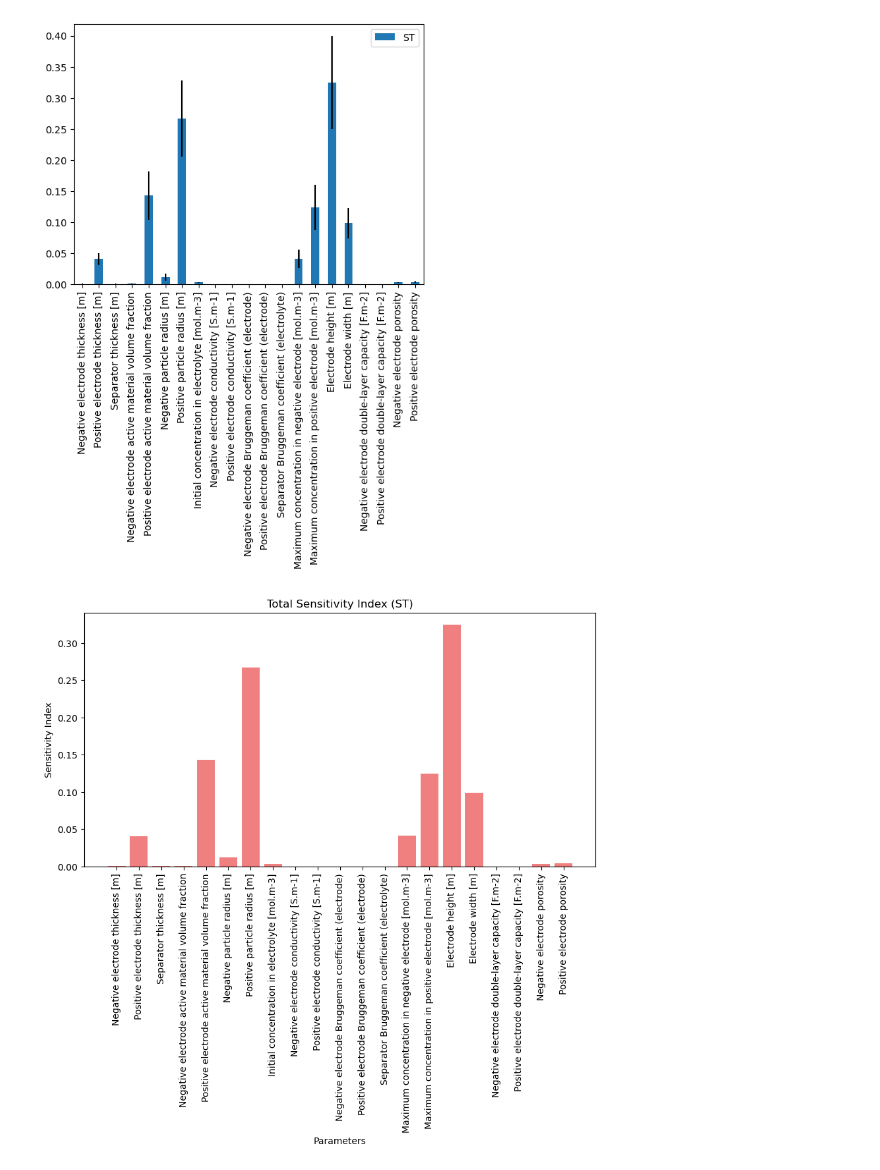
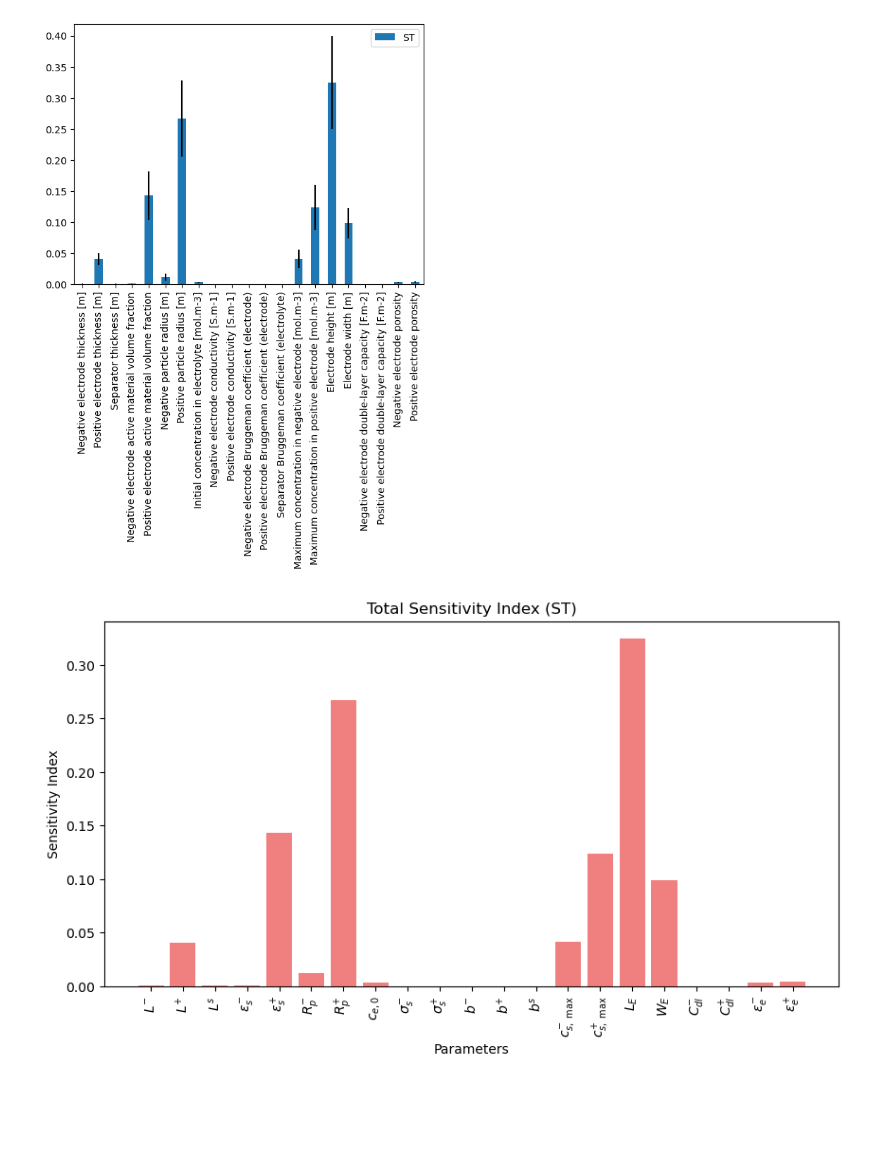
Before and after one commit to JerryOu10124/MA, a Jupyter notebook: Sen-test.ipynb, the cells around one changed output. Cells and saved outputs as stored; diff of their text form; code cells hidden in the pictures; blank space fills up the shorter version.

```diff
--- a/Sen-test.ipynb
+++ b/Sen-test.ipynb
@@ -13,7 +13,7 @@ def battery_model(parameters):
 
     # Loading the default parameter set
     param = model.default_parameter_values
-    param["Separator porosity"] = 0.5
+    # param["Separator porosity"] = 0.5
     # Updating parameters
     param.update({
         "Negative electrode thickness [m]": parameters[0],
@@ -403,5 +403,28 @@ Negative electrode Bruggeman coefficient (elect...  4.494040e-10  1.447247e-10
 
 [210 rows x 2 columns]
+# %%
+categories = [r'$L^{-}$',
+              r'$L^{+}$',
+              r'$L^{s}$',
+              r'$\varepsilon_s^{-}$',
+              r'$\varepsilon_s^{+}$',
+              r'$R_p^{-}$',
+              r'$R_p^{+}$',
+              r'$c_{e, 0}$',
+              r'$\sigma_s^{-}$',
+              r'$\sigma_s^{+}$',
+              r'$b^{-}$',
+              r'$b^{+}$',
+              r'$b^{s}$',
+              r'$c_{s, \text { max }}^{-}$',
+              r'$c_{s, \text { max }}^{+}$',
+              r'$L_{E}$',
+              r'$W_{E}$',
+              r'$C_{dl}^{-}$',
+              r'$C_{dl}^{+}$',
+              r'$\varepsilon_e^{-}$',
+              r'$\varepsilon_e^{+}$'
+              ]
 # %%
 Si_df = Si.to_df()
 barplot(Si_df[0])
@@ -409,17 +432,17 @@ plt.show()
 # %% [output]
 [figure]
 # %%
-params = problem['names']
+params = categories
 # Total sensitivity index
 plt.figure(figsize=(10, 5))
 plt.bar(params, Si['ST'], color='lightcoral')
 plt.title('Total Sensitivity Index (ST)')
 plt.xlabel('Parameters')
 plt.ylabel('Sensitivity Index')
 plt.xticks(rotation=90)  # Rotate the x-axis labels by 90 degrees
 plt.show()
 # %% [output]
-[figure, old version]
+[figure, new version]
 # %%
 # Define the model
 def battery_model(parameters):
```
Also changed, not shown: parts of 13 cells of this notebook, 2 other files.
